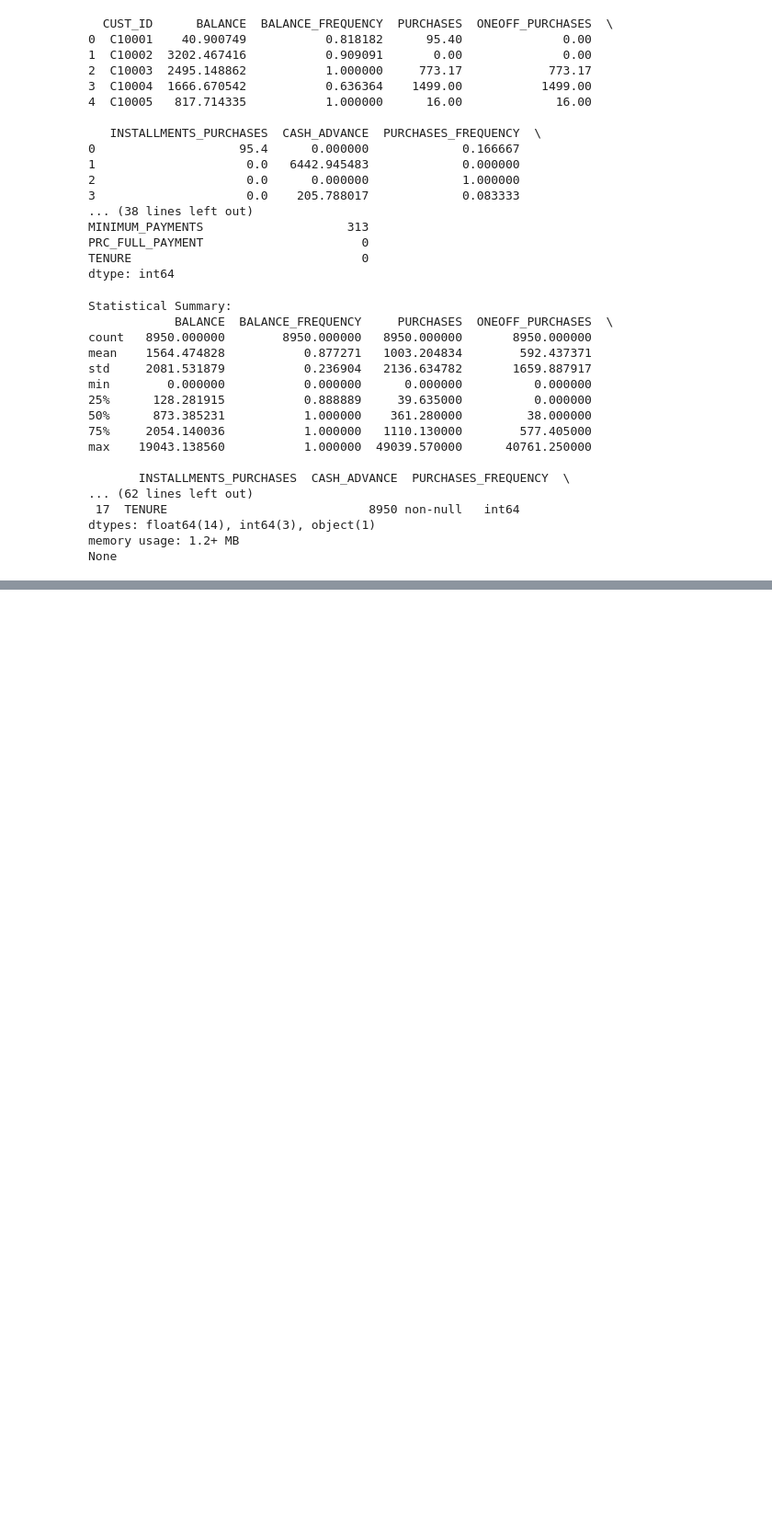
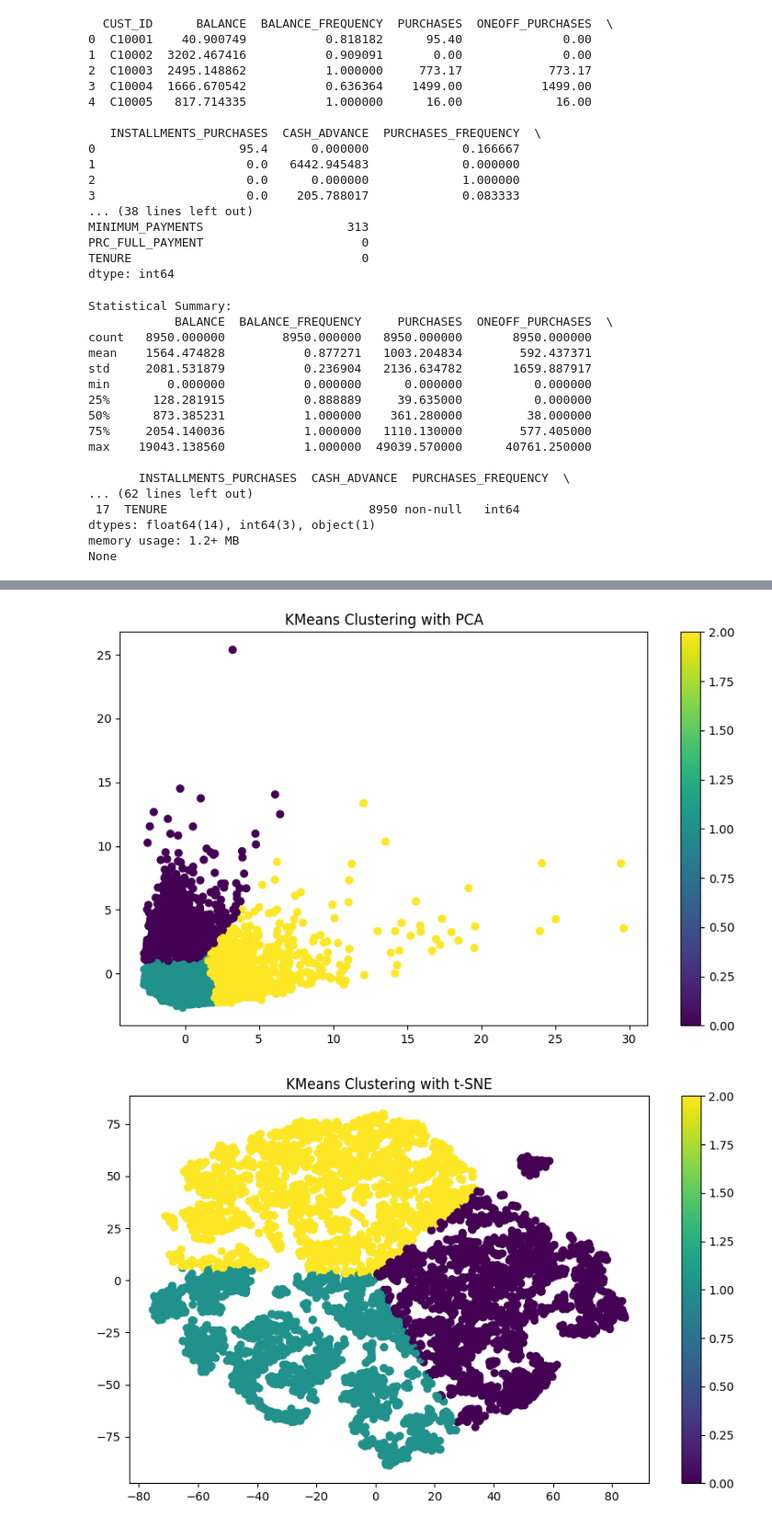
Before and after one commit to zachary013/ml-labs, a Jupyter notebook: atelier3/notebooks/atelier3_ml.ipynb, the cells around one changed output, grey strips where cells are left out. Shown at 92% size. Saved outputs shown, nothing was run; the diff lists cells and outputs as text; code cells hidden in the pictures; blank space fills up the shorter version.

```diff
--- a/atelier3/notebooks/atelier3_ml.ipynb
+++ b/atelier3/notebooks/atelier3_ml.ipynb
@@ -68,0 +156,20 @@ plt.show()
+# %%
+# Function to plot clusters
+def plot_clusters(data, labels, title):
+    plt.figure(figsize=(10, 6))
+    scatter = plt.scatter(data[:, 0], data[:, 1], c=labels, cmap='viridis')
+    plt.colorbar(scatter)
+    plt.title(title)
+    plt.show()
+
+# Plot clusters for optimal k (let's say k=3 for example - adjust based on elbow curve)
+kmeans_pca = KMeans(n_clusters=3, random_state=42)
+pca_clusters = kmeans_pca.fit_predict(pca_result)
+plot_clusters(pca_result, pca_clusters, 'KMeans Clustering with PCA')
+
+kmeans_tsne = KMeans(n_clusters=3, random_state=42)
+tsne_clusters = kmeans_tsne.fit_predict(tsne_result)
+plot_clusters(tsne_result, tsne_clusters, 'KMeans Clustering with t-SNE')
+# %% [output]
+[figure, added]
+[figure, added]
```
Also changed, not shown: parts of 6 cells of this notebook, 1 other file.
